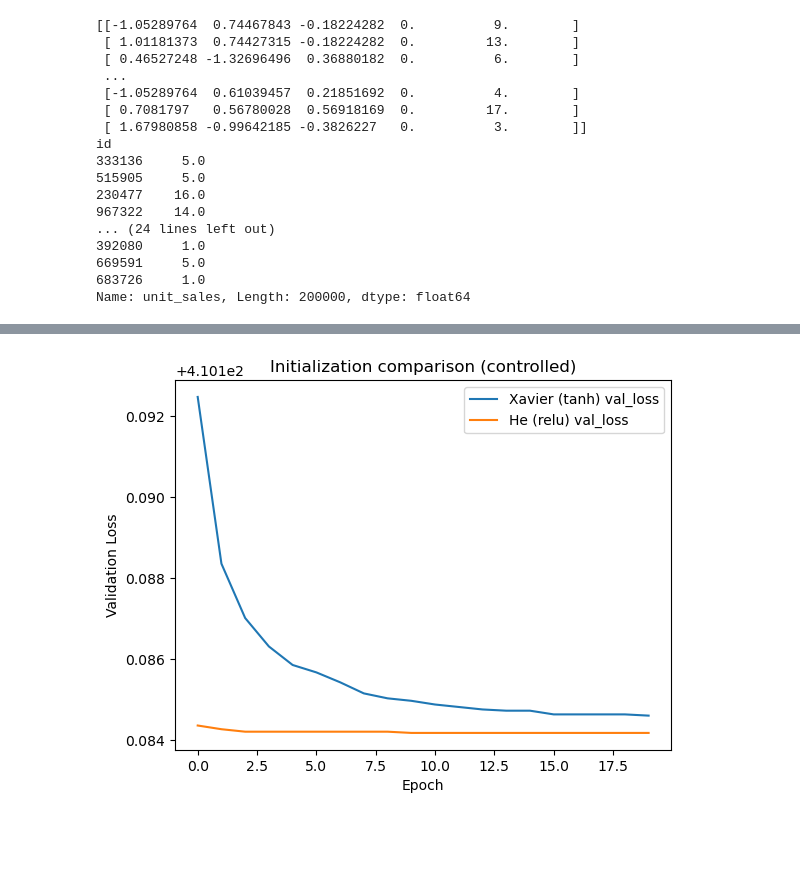
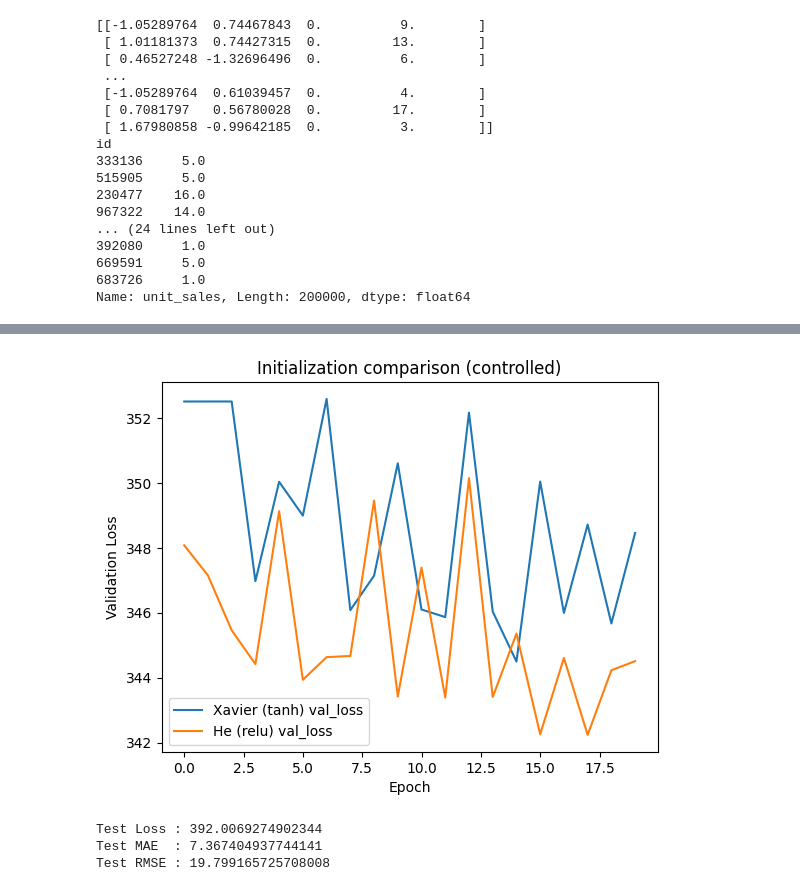
Before and after one commit to rdsirkle/EE5841-Final-Project, a Jupyter notebook: FinalProjectCheckpoint.ipynb, the cells around one changed output, grey strips where cells are left out. Drawn from its saved outputs; the diff is of its cells as text; code cells hidden in the pictures; blank space fills up the shorter version.

```diff
--- a/FinalProjectCheckpoint.ipynb
+++ b/FinalProjectCheckpoint.ipynb
@@ -147,7 +209,7 @@ def build_basic_model(
         if dropout_rate and dropout_rate > 0:
             x = layers.Dropout(rate=dropout_rate)(x)
 
-    outputs = layers.Dense(1, activation="sigmoid")(x)
+    outputs = layers.Dense(1)(x)
 
     model = keras.Model(inputs=inputs, outputs=outputs)
     return model
@@ -180,7 +246,8 @@ def compile_model(model: keras.Model, optimizer: keras.optimizers.Optimizer):
     model.compile(
         optimizer=optimizer,
         loss=keras.losses.MeanSquaredError(),
-        metrics=["accuracy"]
+        metrics=[keras.metrics.MeanAbsoluteError(name="mae"),
+                  keras.metrics.RootMeanSquaredError(name="rmse")]
     )
     return model
 
@@ -199,13 +266,13 @@ print(y_train)
 print(X_val_p)
 print(y_val)
 # %% [output]
-[[-1.05289764  0.74467843 -0.18224282  0.          9.        ]
- [ 1.01181373  0.74427315 -0.18224282  0.         13.        ]
- [ 0.46527248 -1.32696496  0.36880182  0.          6.        ]
+[[-1.05289764  0.74467843  0.          9.        ]
+ [ 1.01181373  0.74427315  0.         13.        ]
+ [ 0.46527248 -1.32696496  0.          6.        ]
  ...
- [-1.05289764  0.61039457  0.21851692  0.          4.        ]
- [ 0.7081797   0.56780028  0.56918169  0.         17.        ]
- [ 1.67980858 -0.99642185 -0.3826227   0.          3.        ]]
+ [-1.05289764  0.61039457  0.          4.        ]
+ [ 0.7081797   0.56780028  0.         17.        ]
+ [ 1.67980858 -0.99642185  0.          3.        ]]
 id
 333136     5.0
 515905     5.0
@@ -229,7 +296,7 @@ model_xavier = compile_model(
         activation="tanh",
         kernel_initializer=xavier
     ),
-    keras.optimizers.SGD(learning_rate=1e-2)
+    keras.optimizers.Adam(learning_rate=1e-3)
 )
 
 model_he = compile_model(
@@ -240,7 +307,7 @@ model_he = compile_model(
         activation="relu",
         kernel_initializer=he
     ),
-    keras.optimizers.SGD(learning_rate=1e-2)
+    keras.optimizers.Adam(learning_rate=1e-3)
 )
 
 # function call- do not change
@@ -276 +343,15 @@ Epoch 20/20
-[figure, old version]
+[figure, new version]
+# %%
+test_results = model_he.evaluate(
+    X_test_p,
+    y_test,
+    verbose=0
+)
+
+print("Test Loss :", test_results[0])
+print("Test MAE  :", test_results[1])
+print("Test RMSE :", test_results[2])
+# %% [output]
+Test Loss : 392.0069274902344
+Test MAE  : 7.367404937744141
+Test RMSE : 19.799165725708008
```
Also changed, not shown: parts of 27 cells of this notebook.
